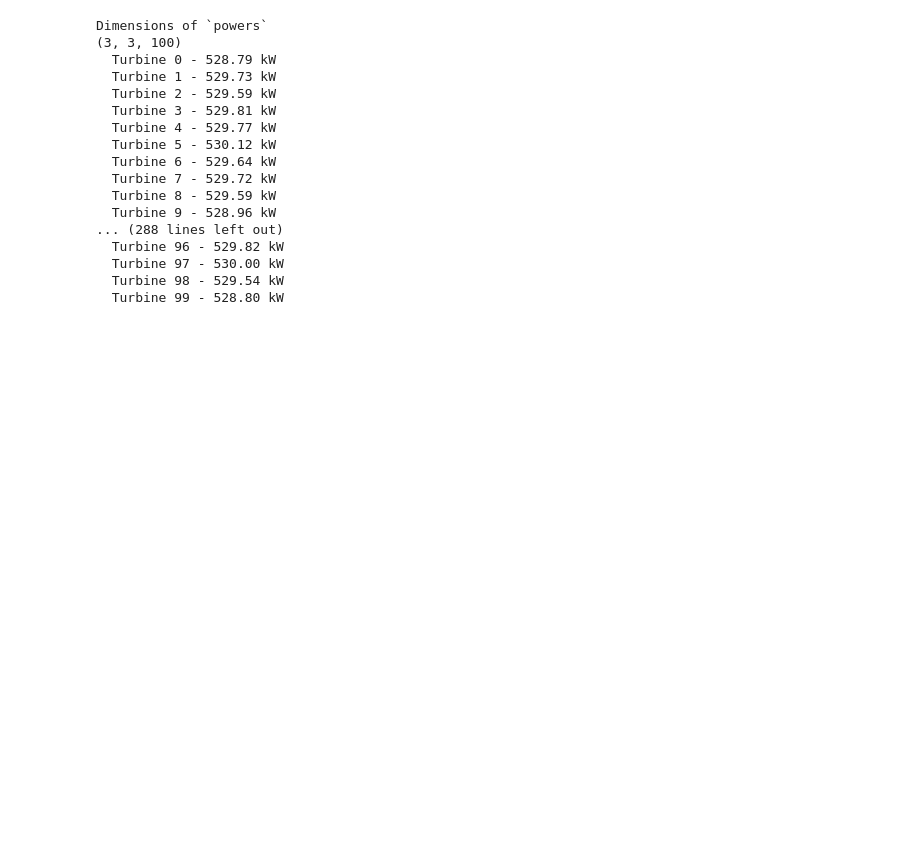
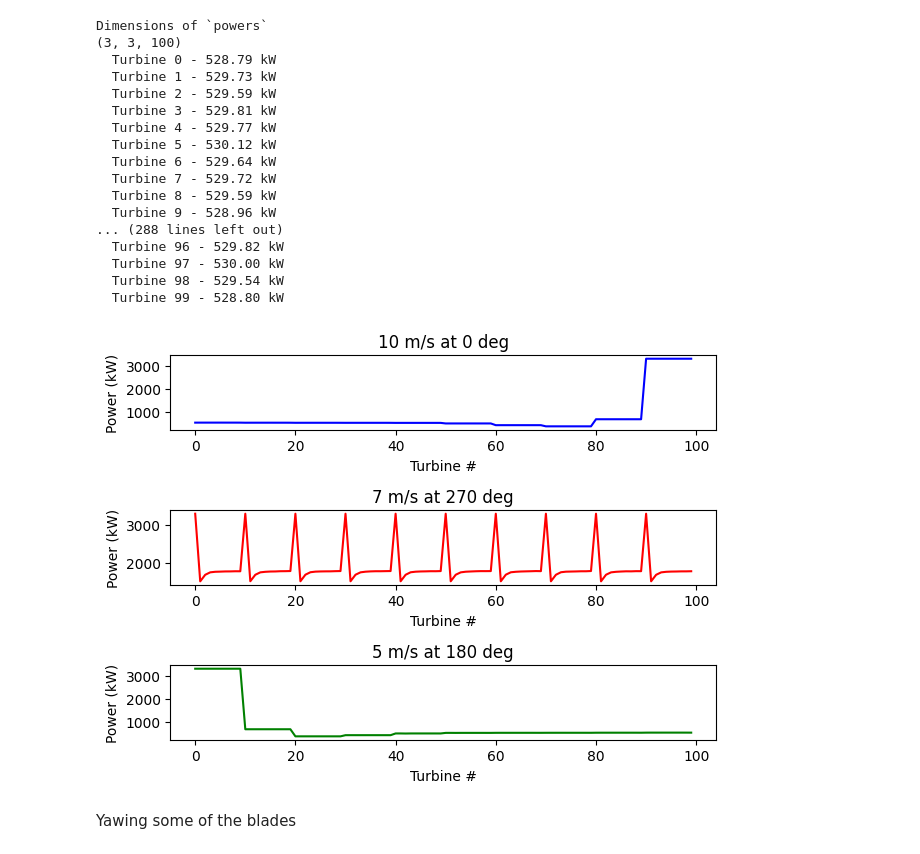
Before and after one commit to JanCas/WEFinal, a Jupyter notebook: HW3.ipynb, the cells around one changed output. Cells and saved outputs as stored; diff of their text form; code cells hidden in the pictures; blank space fills up the shorter version.

```diff
--- a/HW3.ipynb
+++ b/HW3.ipynb
@@ -144,3 +145,27 @@ for i in range(fi.floris.farm.n_turbines):
 power3 = []
 for i in range(fi.floris.farm.n_turbines):
     power3.append(powers[2][0][i])
+# %%
+fig,ax = plt.subplots(3,1)
+
+ax[0].plot(power1,'b',label='10m/s 0 deg')
+ax[0].set_xlabel("Turbine #")
+ax[0].set_ylabel("Power (kW)")
+ax[0].set_title("10 m/s at 0 deg")
+
+ax[1].plot(power2,'r',label='7 m/s 270 deg')
+ax[1].set_xlabel("Turbine #")
+ax[1].set_ylabel("Power (kW)")
+ax[1].set_title("7 m/s at 270 deg")
+
+ax[2].plot(power3, 'g', label='5m/s 180 deg')
+ax[2].set_xlabel("Turbine #")
+ax[2].set_ylabel("Power (kW)")
+ax[2].set_title("5 m/s at 180 deg")
+
+
+plt.tight_layout()
+# %% [output]
+[figure, added]
+# %% [markdown]
+Yawing some of the blades
```
Also changed, not shown: parts of 6 cells of this notebook, 39 other files.
